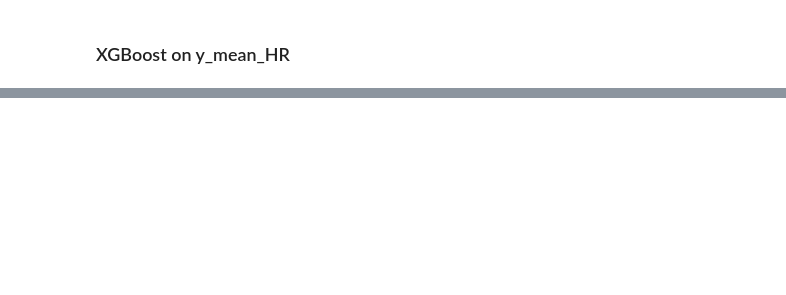
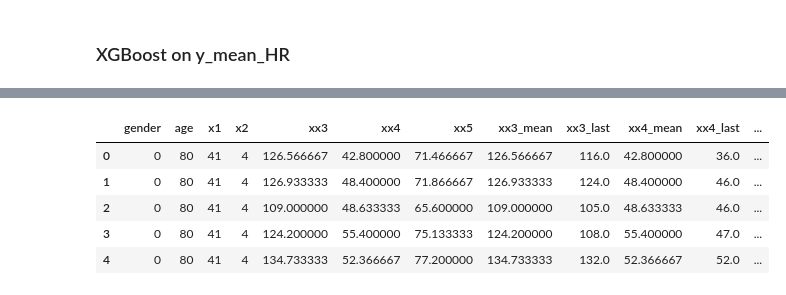
Before and after one commit to samarthinani94/Short_term_heart_condition, a Jupyter notebook: vivian_model.ipynb, the cells around one changed output, grey strips where cells are left out. Drawn from its saved outputs; the diff is of its cells as text; code cells hidden in the pictures; blank space fills up the shorter version.

```diff
--- a/vivian_model.ipynb
+++ b/vivian_model.ipynb
@@ -108,0 +199,15 @@ regr_model_hr.score(X_hr_val, y_hr_val)
+# %%
+#feature selection for test
+df_test_map =df_test[['gender','age','x1','x2','xx3','xx4','xx5','xx3_mean','xx3_last',
+                   'xx4_mean','xx4_last','xx5_mean','xx5_last']]
+df_test_hr = df_test[['age','xx4','xx5','xx4_mean','xx4_last',
+                          'xx5_mean','xx5_last','xx1','xx1_mean','xx1_last']]
+# %%
+df_test_map.head()
+# %% [output]
+|  | gender | age | x1 | x2 | xx3 | xx4 | xx5 | xx3_mean | xx3_last | xx4_mean | xx4_last | ... |
+| 0 | 0 | 80 | 41 | 4 | 126.566667 | 42.800000 | 71.466667 | 126.566667 | 116.0 | 42.800000 | 36.0 | ... |
+| 1 | 0 | 80 | 41 | 4 | 126.933333 | 48.400000 | 71.866667 | 126.933333 | 124.0 | 48.400000 | 46.0 | ... |
+| 2 | 0 | 80 | 41 | 4 | 109.000000 | 48.633333 | 65.600000 | 109.000000 | 105.0 | 48.633333 | 46.0 | ... |
+| 3 | 0 | 80 | 41 | 4 | 124.200000 | 55.400000 | 75.133333 | 124.200000 | 108.0 | 55.400000 | 47.0 | ... |
+| 4 | 0 | 80 | 41 | 4 | 134.733333 | 52.366667 | 77.200000 | 134.733333 | 132.0 | 52.366667 | 52.0 | ... |
```
Also changed, not shown: parts of 57 cells of this notebook.
